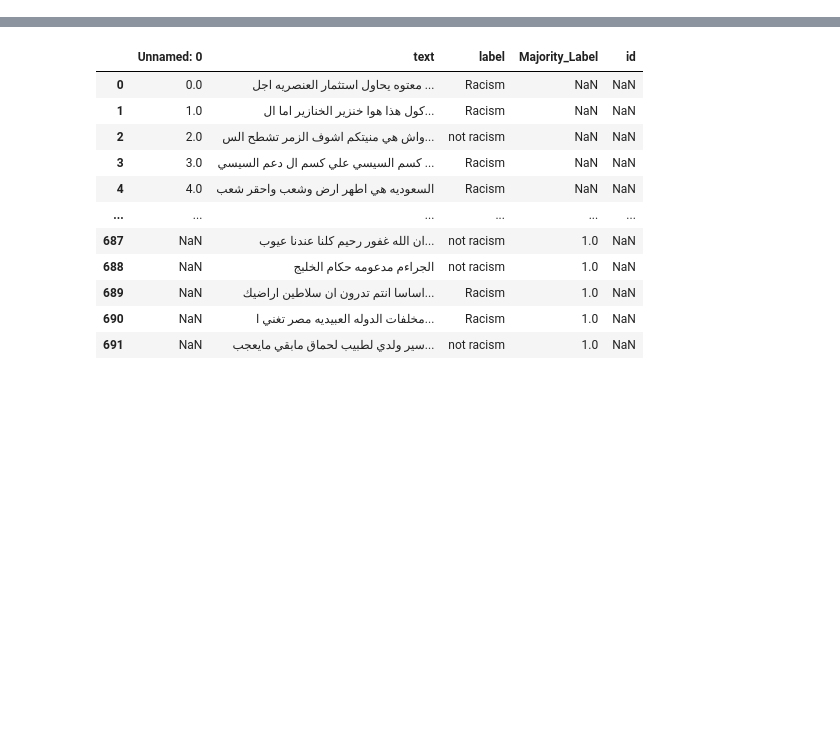
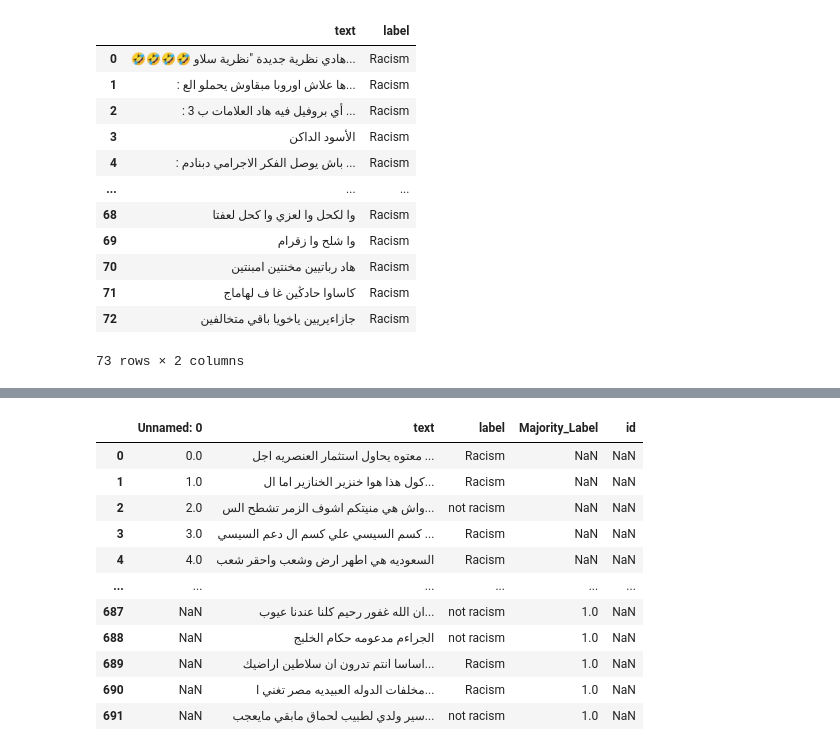
Before and after one commit to RealKintaro/Offensive-Text-Classification-Writen-In-Arabic-Dialects, a Jupyter notebook: Notebooks/Merge_Data_Racism.ipynb, the cells around one changed output, grey strips where cells are left out. Cells and saved outputs as stored; diff of their text form; code cells hidden in the pictures; blank space fills up the shorter version.

```diff
--- a/Notebooks/Merge_Data_Racism.ipynb
+++ b/Notebooks/Merge_Data_Racism.ipynb
@@ -7,3 +7,33 @@ data2 = pd.read_csv('../DataSet/Generated_racism2.csv')
 data3 = pd.read_csv('../DataSet/racism_semi_assisted+formdata.csv')
 data4 = pd.read_csv('../DataSet/racism_semi_assisted.csv')
 data5 = pd.read_csv('../DataSet/racism_semi_assisted_MNB+LR.csv')
+# %%
+mor_rac = pd.read_csv('../DataSet/semi_assisted_moroccanracism_annotated.csv')
+mor_rac2 = pd.read_csv('../DataSet/semi_assisted_moroccanracism_annotated2.csv')
+mor_rac3 = pd.read_csv('../DataSet/semi_assisted_moroccanracism_annotated3.csv')
+mor_rac4 = pd.read_csv('../DataSet/semi_assisted_moroccanracism_annotated4.csv')
+rac5 = pd.read_csv('../DataSet/semi_assisted_racism_annotated_usingLSTM.csv', encoding='utf-16')
+rac6 = pd.read_csv('../DataSet/handcollected.csv')
+
+racism = pd.concat(
+                    [mor_rac[mor_rac['label'] == 'Racism'],
+                    mor_rac2[mor_rac2['label'] == 'Racism'],
+                    mor_rac3[mor_rac3['label'] == 'Racism'],
+                    mor_rac4[mor_rac4['label'] == 'Racism'],
+                    rac5[rac5['label'] == 'Racism'],
+                    rac6[rac6['label'] == 'Racism']], ignore_index=True)
+racism
+# %% [output]
+|  | text | label |
+| 0 | 🤣🤣🤣🤣 هادي نظرية جديدة "نظرية سلاو... | Racism |
+| 1 | : ها علاش اوروبا مبقاوش يحملو الع... | Racism |
+| 2 | : أي بروفيل فيه هاد العلامات ب 3 ... | Racism |
+| 3 | الأسود الداكن | Racism |
+| 4 | : باش يوصل الفكر الاجرامي دبنادم ... | Racism |
+| ... | ... | ... |
+| 68 | وا لكحل وا لعزي وا كحل لعفتا | Racism |
+| 69 | وا شلح وا زقرام | Racism |
+| 70 | هاد رباتيين مخنتين امبنتين | Racism |
+| 71 | كاساوا حادڭين غا ف لهاماج | Racism |
+| 72 | جازاءيريين ياخويا باقي متخالفين | Racism |
+73 rows × 2 columns
```
Also changed, not shown: parts of 6 cells of this notebook, 6 other files.
